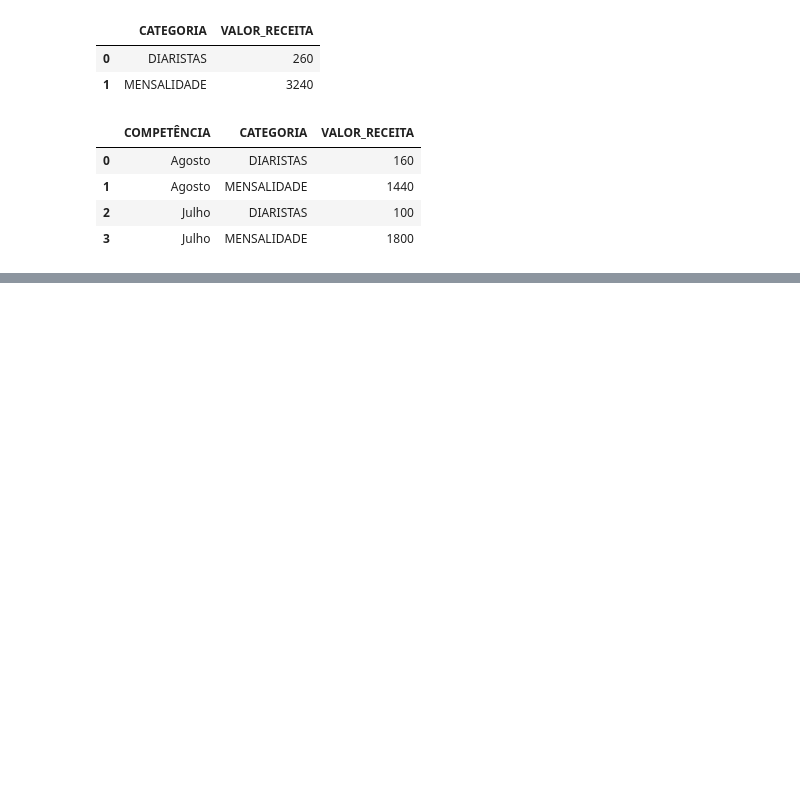
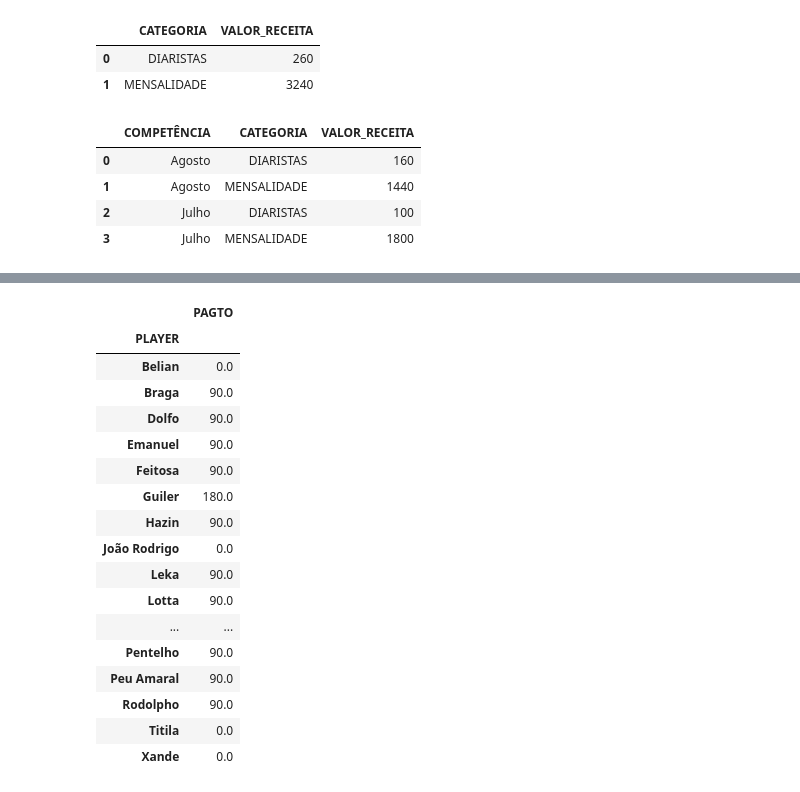
Before and after one commit to talesaraujoc/mrleague_dashboard_controle_financeiro, a Jupyter notebook: notebook.ipynb, the cells around one changed output, grey strips where cells are left out. Cells and saved outputs as stored; diff of their text form; code cells hidden in the pictures; blank space fills up the shorter version.

```diff
--- a/notebook.ipynb
+++ b/notebook.ipynb
@@ -234,0 +273,21 @@ df_filter_incomes_months
+# %%
+df_table.groupby('PLAYER').agg({'PAGTO':'sum'})
+# %% [output]
+|  | PAGTO |
+| PLAYER |  |
+| Belian | 0.0 |
+| Braga | 90.0 |
+| Dolfo | 90.0 |
+| Emanuel | 90.0 |
+| Feitosa | 90.0 |
+| Guiler | 180.0 |
+| Hazin | 90.0 |
+| João Rodrigo | 0.0 |
+| Leka | 90.0 |
+| Lotta | 90.0 |
+| ... | ... |
+| Pentelho | 90.0 |
+| Peu Amaral | 90.0 |
+| Rodolpho | 90.0 |
+| Titila | 0.0 |
+| Xande | 0.0 |
```
Also changed, not shown: parts of 3 cells of this notebook, 3 other files.
